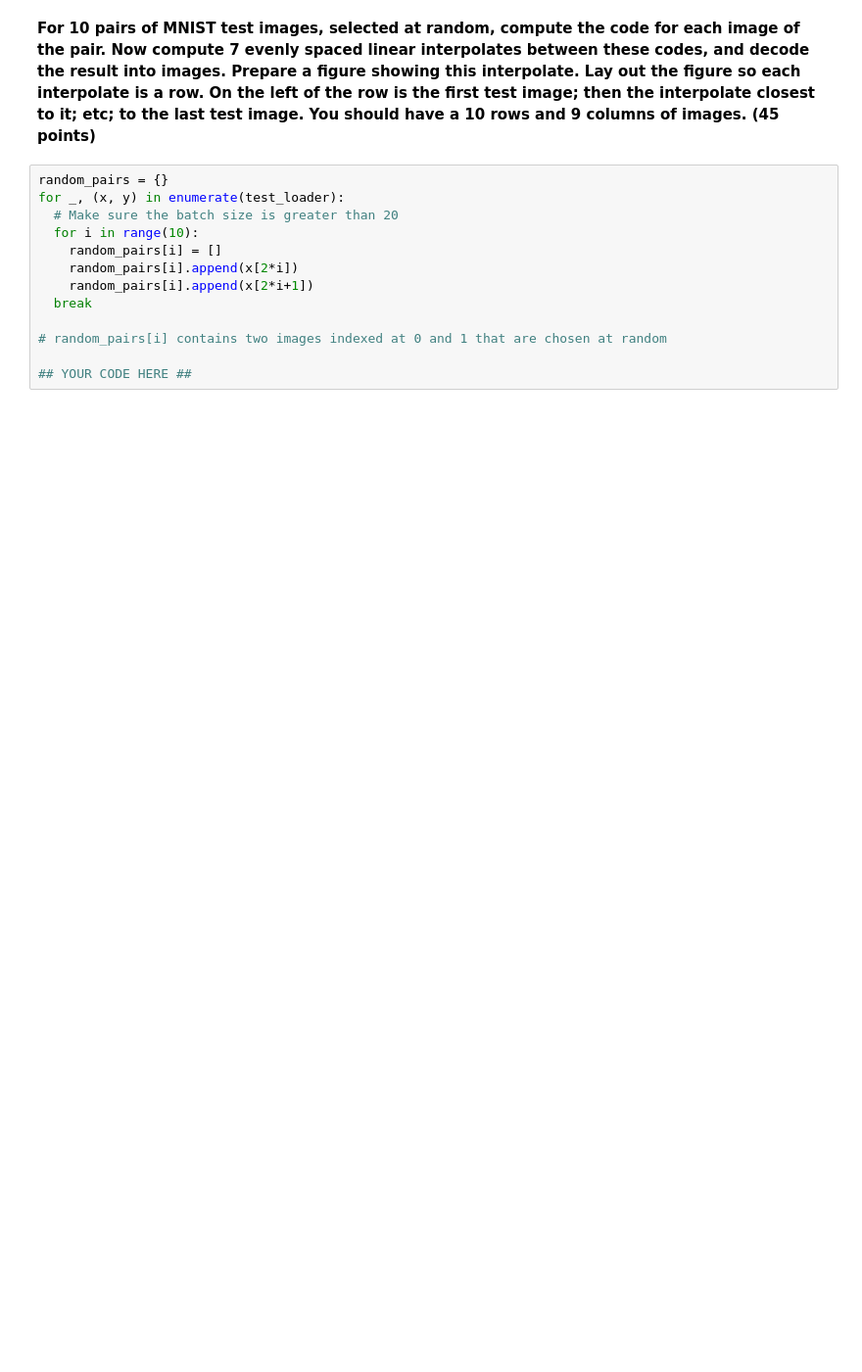
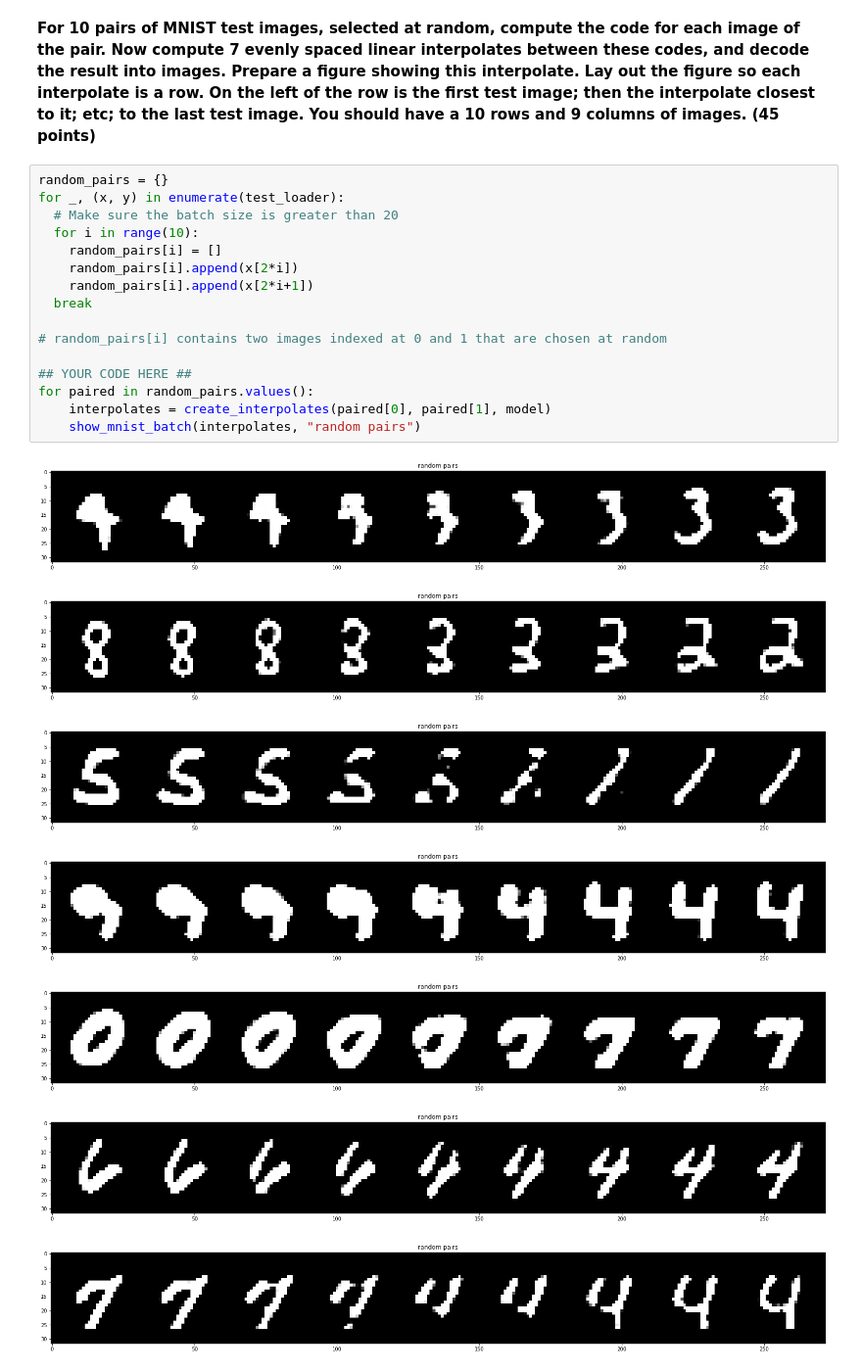
Before and after one commit to ren-bettendorf/AppliedMachineLearning, a Jupyter notebook: HW9/renb2_HW9.ipynb, the cells around one changed output. Shown at 98% size. Cells and saved outputs as stored; diff of their text form; blank space fills up the shorter version.

```diff
--- a/HW9/renb2_HW9.ipynb
+++ b/HW9/renb2_HW9.ipynb
@@ -377,13 +416,24 @@ for _, (x, y) in enumerate(test_loader):
 # %%
 random_pairs = {}
 for _, (x, y) in enumerate(test_loader):
   # Make sure the batch size is greater than 20
   for i in range(10):
     random_pairs[i] = []
     random_pairs[i].append(x[2*i])
     random_pairs[i].append(x[2*i+1])
   break
 
 # random_pairs[i] contains two images indexed at 0 and 1 that are chosen at random
 
 ## YOUR CODE HERE ##
+for paired in random_pairs.values():
+    interpolates = create_interpolates(paired[0], paired[1], model)
+    show_mnist_batch(interpolates, "random pairs")
+# %% [output]
+[figure, added]
+[figure, added]
+[figure, added]
+[figure, added]
+[figure, added]
+[figure, added]
+[figure, added]
```
Also changed, not shown: parts of 5 cells of this notebook, 2 other files.
